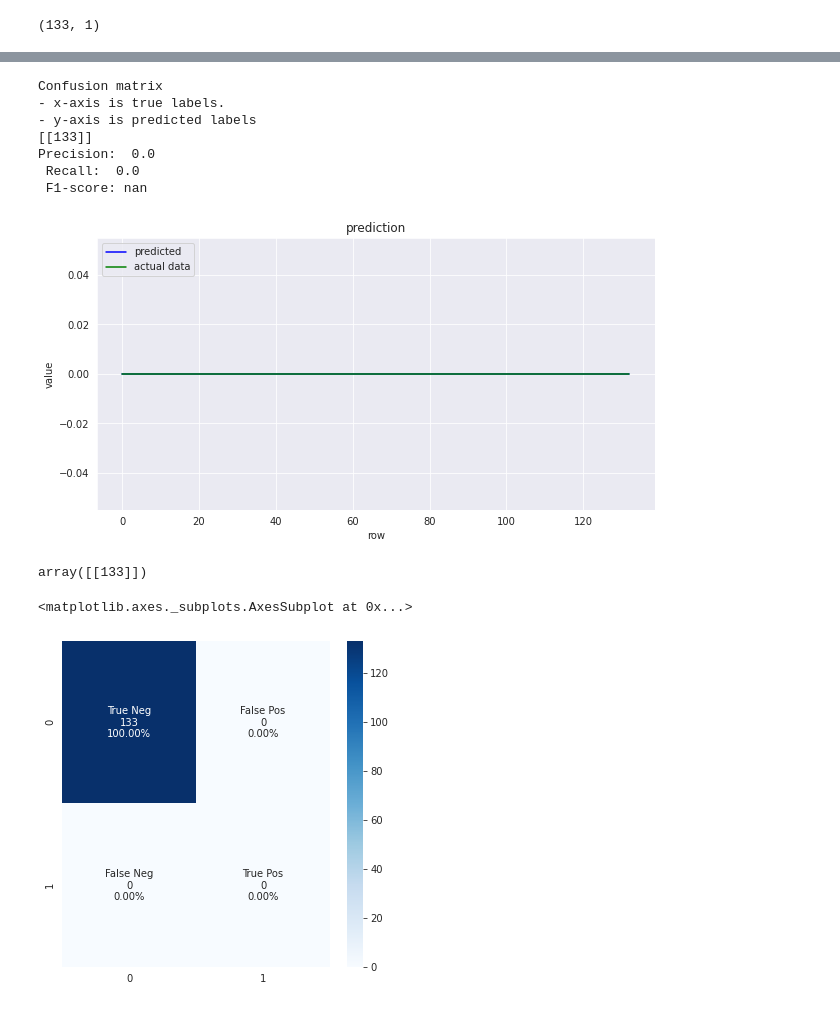
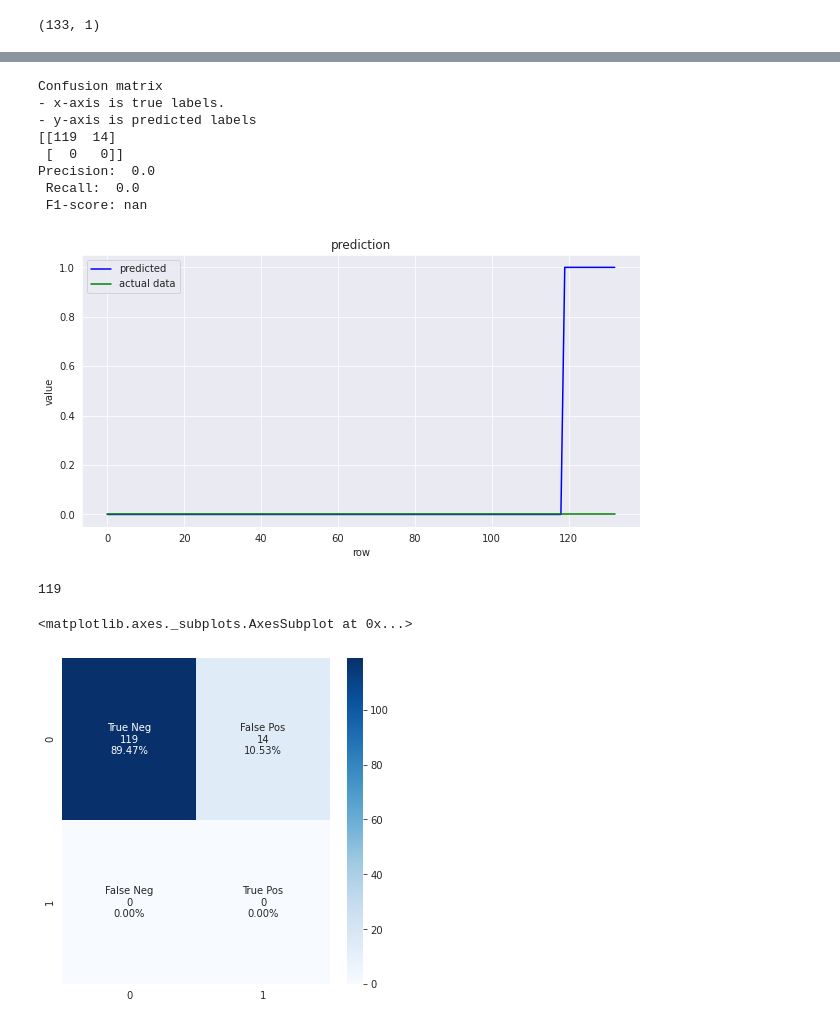
Before and after one commit to MustafaBozkurt84/predictive-maintanance-LSTM, a Jupyter notebook: Lstm_Predictive_maintenance_classification.ipynb, the cells around one changed output, grey strips where cells are left out. Drawn from its saved outputs; the diff is of its cells as text; code cells hidden in the pictures.

```diff
--- a/Lstm_Predictive_maintenance_classification.ipynb
+++ b/Lstm_Predictive_maintenance_classification.ipynb
@@ -286,3 +292,6 @@ model_path = 'classification_model.h5'
+# %%
+model_path_label1 = "/content/drive/MyDrive/model_predictive_maintanence/classification_label1_model.h5"
+model_path_label2 = "/content/drive/MyDrive/model_predictive_maintanence/classification_label2_model.h5"
 # %%
 # Next, we build a deep network.
 # The first layer is an LSTM layer with 100 units followed by another LSTM layer with 50 units.
@@ -410,7 +419,7 @@ print(seq_array_test_last.shape)
 (133, 10, 66)
 # %%
 # generate labels
-label_gen = [gen_labels(test_df, sequence_length, ['label2'])]
+label_gen = [gen_labels(test_df, sequence_length, ['label1'])]
 label_array_test_last = np.concatenate(label_gen).astype(np.float32)
 print(label_array_test_last.shape)
 # %% [output]
@@ -419,8 +428,7 @@ print(label_array_test_last.shape)
 
 import os
 # if best iteration's model was saved then load and use it
-if os.path.isfile(model_path):
-    estimator = load_model(model_path)
+estimator = load_model(model_path_label2)
 # test metrics
 scores_test = estimator.evaluate(seq_array_test_last, label_array_test_last, verbose=2)
 print('Accurracy: {}'.format(scores_test[1]))
@@ -459,21 +467,22 @@ Accurracy: 1.0
 Confusion matrix
 - x-axis is true labels.
 - y-axis is predicted labels
-[[133]]
+[[119  14]
+ [  0   0]]
 Precision:  0.0
  Recall:  0.0
  F1-score: nan
-[figure, old version]
+[figure, new version]
 # %%
-cm
+cm[0][0]
 # %% [output]
-array([[133]])
+119
 # %%
 fig, ax = plt.subplots(figsize=(6,6))
 ax = sns.set_style("darkgrid")
 
-cf_matrix1 = np.array([[133, 0],
-                                   [0, 0]])
+cf_matrix1 = np.array([[cm[0][0], cm[0][1]],
+                                   [cm[1][0], cm[1][1]]])
 group_names1 = ["True Neg", "False Pos", "False Neg", "True Pos"]
 group_counts1 = ["{0:0.0f}".format(value) for value in cf_matrix1.flatten()]
 group_percentages1 = ["{0:.2%}".format(value) for value in cf_matrix1.flatten() / np.sum(cf_matrix1)]
@@ -482,4 +491,4 @@ labels1 = np.asarray(labels1).reshape(2, 2)
 sns.heatmap(cf_matrix1, annot=labels1, fmt="", cmap='Blues')
 # %% [output]
 <matplotlib.axes._subplots.AxesSubplot at 0x...>
-[figure, old version]
+[figure, new version]
```
Also changed, not shown: parts of 8 cells of this notebook.
